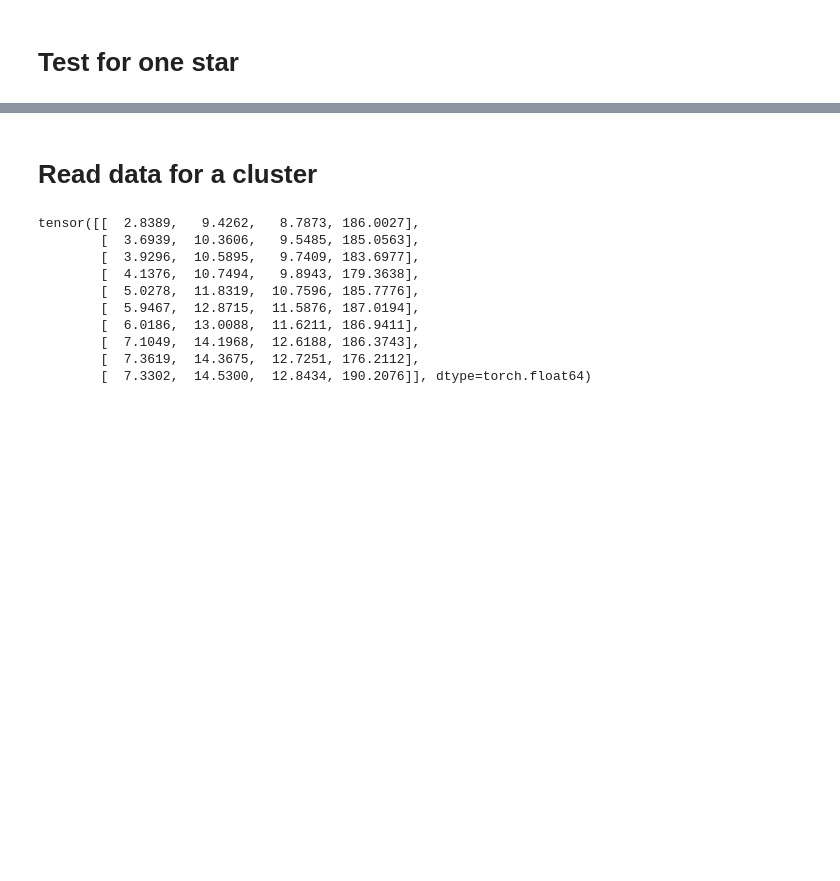
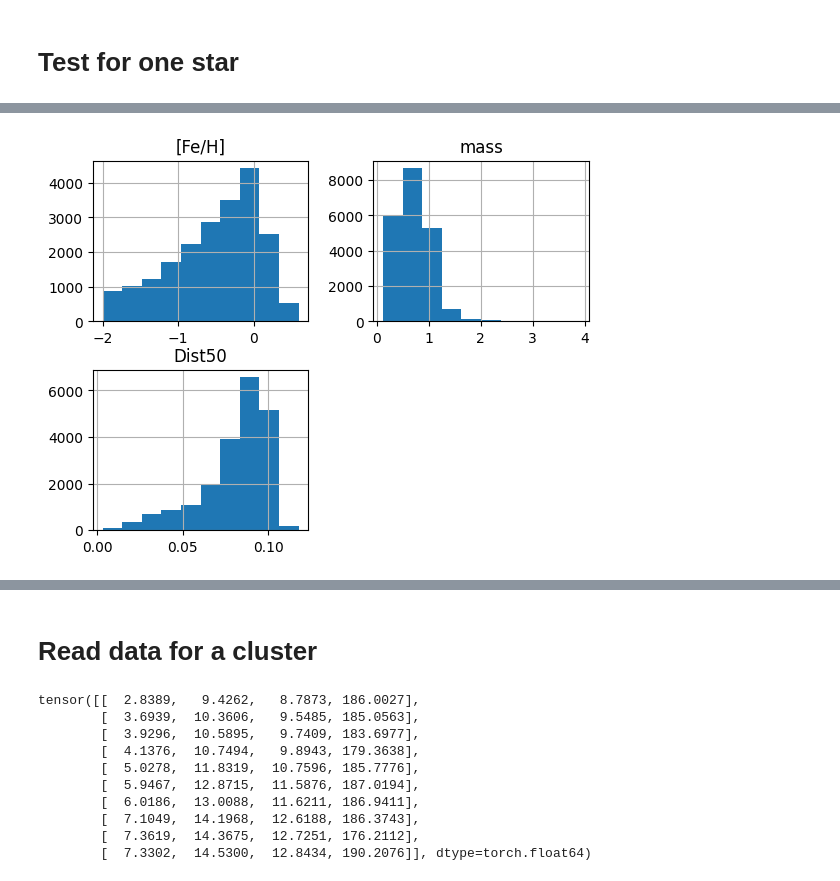
Before and after one commit to stevenalfonso/SBIforBinaryStars, a Jupyter notebook: sbi_for_binaries.ipynb, the cells around one changed output, grey strips where cells are left out. Cells and saved outputs as stored; diff of their text form; code cells hidden in the pictures; blank space fills up the shorter version.

```diff
--- a/sbi_for_binaries.ipynb
+++ b/sbi_for_binaries.ipynb
@@ -361,0 +375,18 @@ torch.Size([2000, 5])
+# %%
+# data = pd.read_csv('../GCNS_MS_MASS.csv')
+# data.fillna(0, inplace=True)
+# data_binary = data[(data['bin_flag'] == True)]
+# data_binary.to_csv('./data/binary_stars.csv')
+
+data_binary = pd.read_csv('./data/binary_stars.csv')
+#data_binary = pd.read_csv('./data_artem/GCNS_MS_MASS.csv')
+data_binary = data_binary[(data_binary['flag'] == 1)]
+data_binary['bp_rp'] = data_binary['BPmag'] - data_binary['RPmag']
+del data_binary['Unnamed: 0']
+data_binary['g_abs'] = data_binary['RPmag'] - 5*np.log10(1000*data_binary['Dist50']) + 5
+data_binary = data_binary[data_binary['[Fe/H]'].notna()]
+
+cond_metallicity = (data_binary['[Fe/H]'] > metallicity_bounds[0]) & (data_binary['[Fe/H]'] < metallicity_bounds[1])
+cond_mass = (data_binary['mass'] > mass_bounds[0]) & (data_binary['mass'] < mass_bounds[1])
+data_binary = data_binary[cond_metallicity & cond_mass]
+data_binary
@@ -361,0 +409,5 @@ torch.Size([2000, 5])
+# %%
+data_binary.hist(column=['[Fe/H]','mass','Dist50'])
+plt.show()
+# %% [output]
+[figure, added]
```
Also changed, not shown: parts of 53 cells of this notebook, 2 other files.
